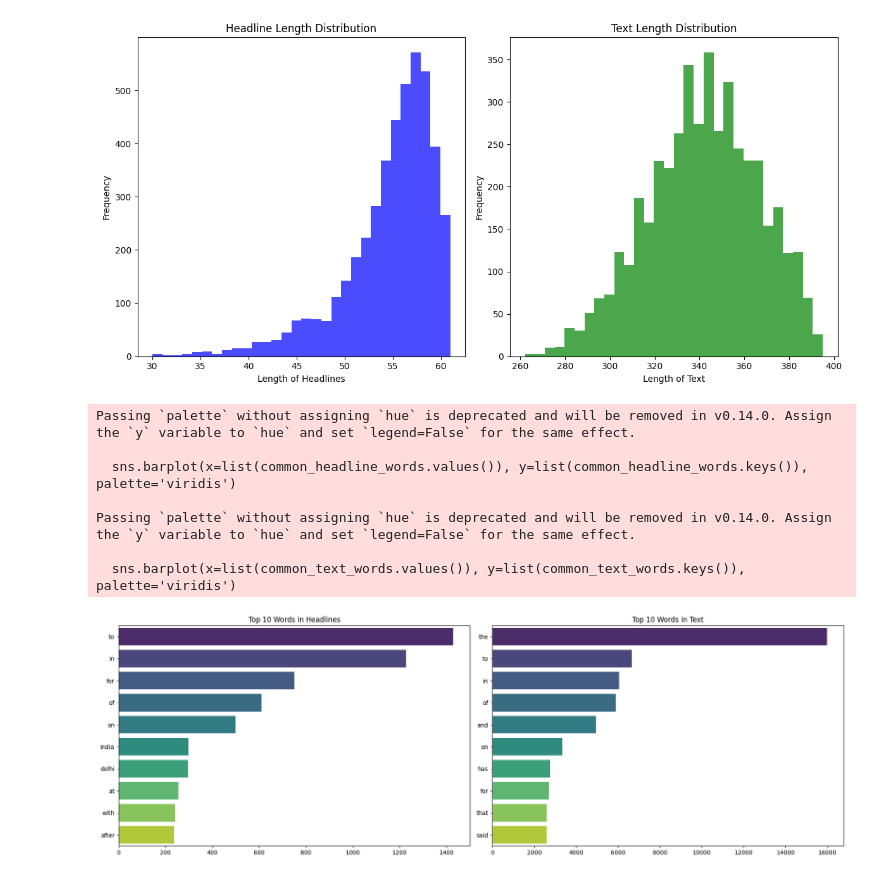
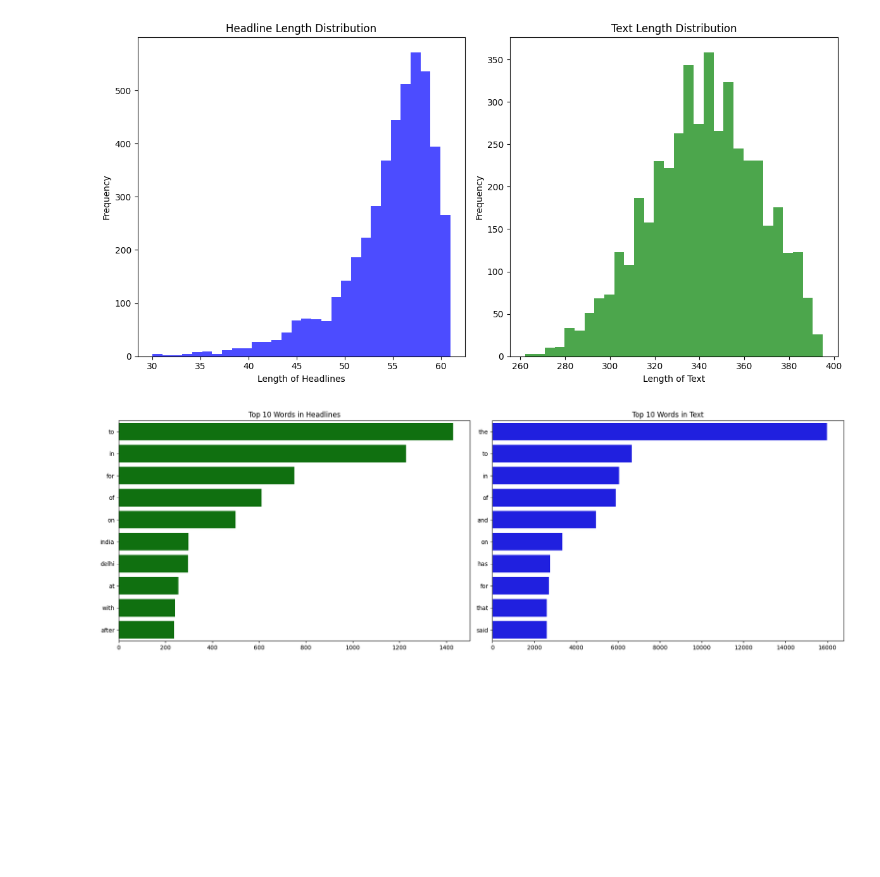
Before and after one commit to baddepudisaideepak/Comparative-analysis-of-Neural-Deep-learning-approaches-for-NEWS-text-Summarization, a Jupyter notebook: finalprojectcode.ipynb, the cells around one changed output. Saved outputs shown, nothing was run; the diff lists cells and outputs as text; code cells hidden in the pictures; blank space fills up the shorter version.

```diff
--- a/finalprojectcode.ipynb
+++ b/finalprojectcode.ipynb
@@ -163,43 +163,40 @@ plt.show()
 # %% [output]
 [figure]
 # %%
+import matplotlib.pyplot as plt
+import seaborn as sns
 from collections import Counter
-import seaborn as sns
 
 # Function to count words
 def word_counter(text_series):
     count = Counter()
     for text in text_series:
         words = text.split()
         count.update(words)
     return count
 
 # Count words in headlines and text
 headline_words = word_counter(data['headlines'])
 text_words = word_counter(data['text'])
 
 # Most common words in headlines
 common_headline_words = dict(headline_words.most_common(10))
 common_text_words = dict(text_words.most_common(10))
 
 # Plotting
 plt.figure(figsize=(18, 6))
+
+# For headlines
 plt.subplot(1, 2, 1)
-sns.barplot(x=list(common_headline_words.values()), y=list(common_headline_words.keys()), palette='viridis')
+sns.barplot(x=list(common_headline_words.values()), y=list(common_headline_words.keys()), color='green')  # Specified color directly
 plt.title('Top 10 Words in Headlines')
 
+# For text
 plt.subplot(1, 2, 2)
-sns.barplot(x=list(common_text_words.values()), y=list(common_text_words.keys()), palette='viridis')
+sns.barplot(x=list(common_text_words.values()), y=list(common_text_words.keys()), color='blue')  # Specified color directly
 plt.title('Top 10 Words in Text')
 
 plt.tight_layout()
 plt.show()
 # %% [output]
-Passing `palette` without assigning `hue` is deprecated and will be removed in v0.14.0. Assign the `y` variable to `hue` and set `legend=False` for the same effect.
-
-  sns.barplot(x=list(common_headline_words.values()), y=list(common_headline_words.keys()), palette='viridis')
-
-Passing `palette` without assigning `hue` is deprecated and will be removed in v0.14.0. Assign the `y` variable to `hue` and set `legend=False` for the same effect.
-
-  sns.barplot(x=list(common_text_words.values()), y=list(common_text_words.keys()), palette='viridis')
-[figure, old version]
+[figure, new version]
```
